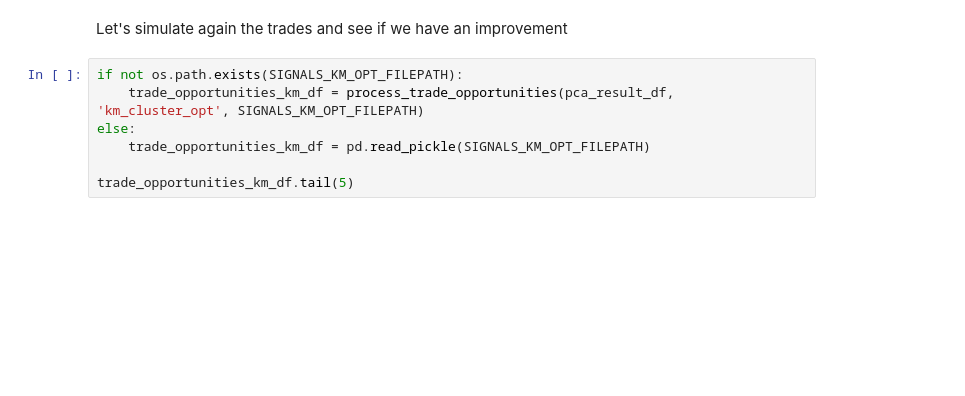
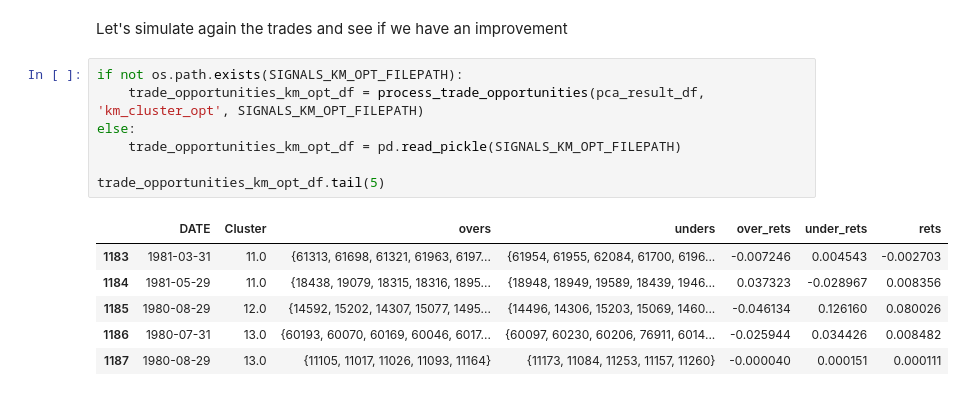
Before and after one commit to adamd1985/pairs_trading_unsupervised_learning, a Jupyter notebook: pairs_unsupervised.ipynb, the cells around one changed output. Drawn from its saved outputs; the diff is of its cells as text; blank space fills up the shorter version.

```diff
--- a/pairs_unsupervised.ipynb
+++ b/pairs_unsupervised.ipynb
@@ -1222,9 +1230,16 @@ plt.show()
 Let's simulate again the trades and see if we have an improvement
 # %%
 if not os.path.exists(SIGNALS_KM_OPT_FILEPATH):
-    trade_opportunities_km_df = process_trade_opportunities(pca_result_df, 'km_cluster_opt', SIGNALS_KM_OPT_FILEPATH)
+    trade_opportunities_km_opt_df = process_trade_opportunities(pca_result_df, 'km_cluster_opt', SIGNALS_KM_OPT_FILEPATH)
 else:
-    trade_opportunities_km_df = pd.read_pickle(SIGNALS_KM_OPT_FILEPATH)
+    trade_opportunities_km_opt_df = pd.read_pickle(SIGNALS_KM_OPT_FILEPATH)
 
-trade_opportunities_km_df.tail(5)
+trade_opportunities_km_opt_df.tail(5)
+# %% [output]
+|  | DATE | Cluster | overs | unders | over_rets | under_rets | rets |
+| 1183 | 1981-03-31 | 11.0 | {61313, 61698, 61321, 61963, 6197... | {61954, 61955, 62084, 61700, 6196... | -0.007246 | 0.004543 | -0.002703 |
+| 1184 | 1981-05-29 | 11.0 | {18438, 19079, 18315, 18316, 1895... | {18948, 18949, 19589, 18439, 1946... | 0.037323 | -0.028967 | 0.008356 |
+| 1185 | 1980-08-29 | 12.0 | {14592, 15202, 14307, 15077, 1495... | {14496, 14306, 15203, 15069, 1460... | -0.046134 | 0.126160 | 0.080026 |
+| 1186 | 1980-07-31 | 13.0 | {60193, 60070, 60169, 60046, 6017... | {60097, 60230, 60206, 76911, 6014... | -0.025944 | 0.034426 | 0.008482 |
+| 1187 | 1980-08-29 | 13.0 | {11105, 11017, 11026, 11093, 11164} | {11173, 11084, 11253, 11157, 11260} | -0.000040 | 0.000151 | 0.000111 |
 # %%
```
Also changed, not shown: parts of 9 cells of this notebook.
